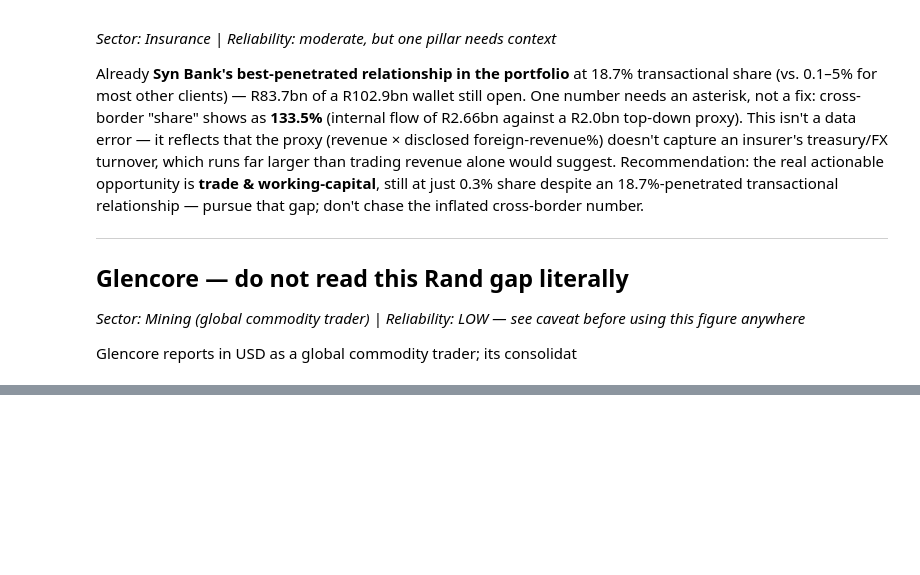
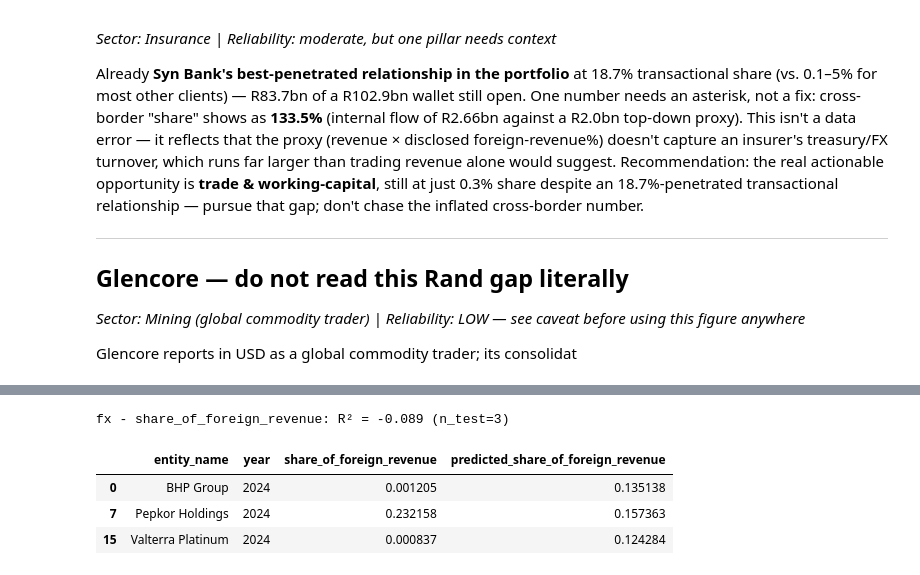
Before and after one commit to wiz-20/Root3, a Jupyter notebook: wallet_engine.ipynb, the cells around one changed output, grey strips where cells are left out. Saved outputs shown, nothing was run; the diff lists cells and outputs as text; code cells hidden in the pictures; blank space fills up the shorter version.

```diff
--- a/wallet_engine.ipynb
+++ b/wallet_engine.ipynb
@@ -311,0 +417,34 @@ Glencore reports in USD as a global commodity trader; its consolidat
+# %%
+# FX model needs a derived external denominator (foreign_revenue = revenue x foreign_revenue_pct),
+# not a straight renamed column, so it doesn't fit the generic evaluate_pillar() shape above.
+fx_model, fx_scaler = load_pillar_model("fx")
+fx_internal = pd.read_csv(GOLD_DIR / "cross_border_gold.csv")
+
+fx_external = external[["entity_name", "fiscal_year", "revenue_zar_m", "foreign_revenue_pct"]].rename(
+    columns={"fiscal_year": "year"}
+).dropna()
+fx_external["foreign_revenue"] = (fx_external["revenue_zar_m"] * 1_000_000.0) * (fx_external["foreign_revenue_pct"] / 100.0)
+fx_external = fx_external.drop(columns=["revenue_zar_m", "foreign_revenue_pct"])
+
+fx = fx_external.merge(fx_internal, on=["year", "entity_name"])
+fx["share_of_foreign_revenue"] = fx["cross_border_inflows"] / fx["foreign_revenue"]
+fx = fx.replace([np.inf, -np.inf], np.nan).dropna(subset=["share_of_foreign_revenue"])
+
+X_fx = fx[["cross_border_inflows"]]
+y_fx = fx["share_of_foreign_revenue"]
+groups = fx["entity_name"]
+
+_, test_idx = next(GroupShuffleSplit(n_splits=1, test_size=0.2, random_state=42).split(X_fx, y_fx, groups=groups))
+X_fx_test_scaled = fx_scaler.transform(X_fx.iloc[test_idx])
+y_fx_pred = fx_model.predict(X_fx_test_scaled)
+
+fx_results = fx.iloc[test_idx][["entity_name", "year", "share_of_foreign_revenue"]].copy()
+fx_results["predicted_share_of_foreign_revenue"] = y_fx_pred
+print(f"fx - share_of_foreign_revenue: R\u00b2 = {r2_score(fx_results['share_of_foreign_revenue'], y_fx_pred):.3f} (n_test={len(fx_results)})")
+fx_results
+# %% [output]
+fx - share_of_foreign_revenue: R² = -0.089 (n_test=3)
+|  | entity_name | year | share_of_foreign_revenue | predicted_share_of_foreign_revenue |
+| 0 | BHP Group | 2024 | 0.001205 | 0.135138 |
+| 7 | Pepkor Holdings | 2024 | 0.232158 | 0.157363 |
+| 15 | Valterra Platinum | 2024 | 0.000837 | 0.124284 |
```
Also changed, not shown: parts of 5 cells of this notebook.
